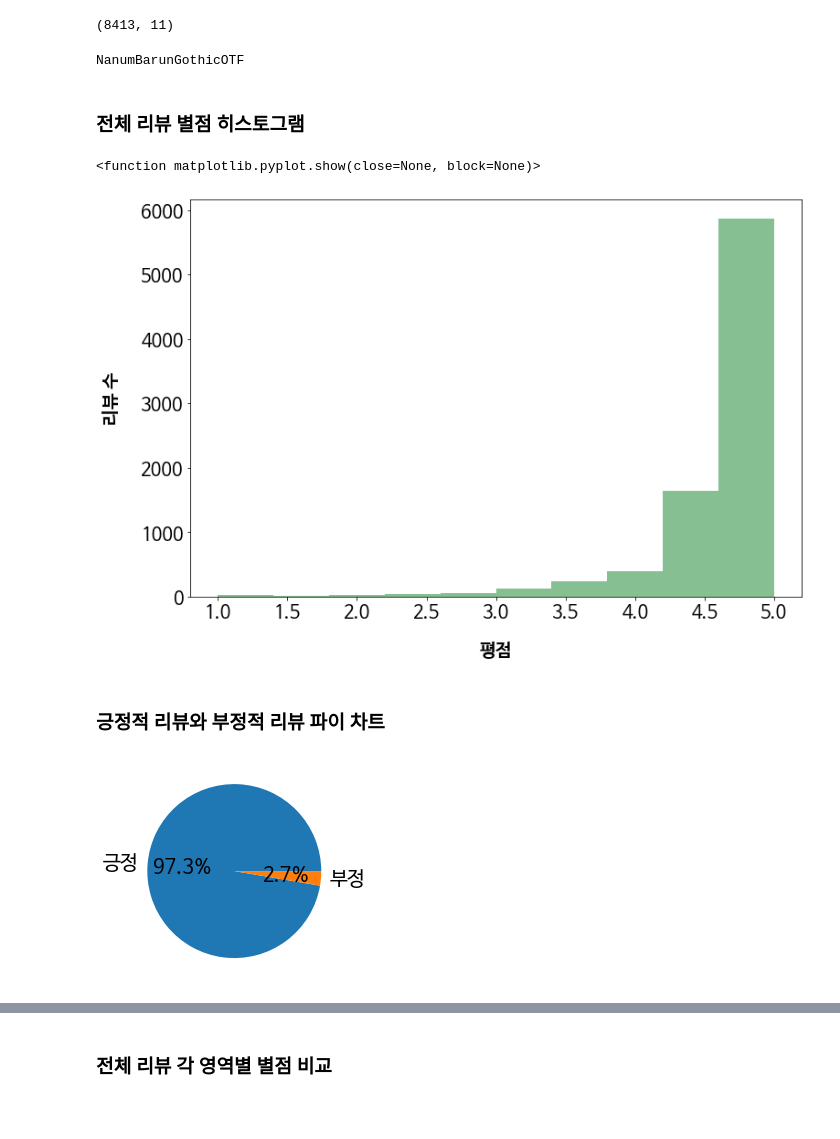
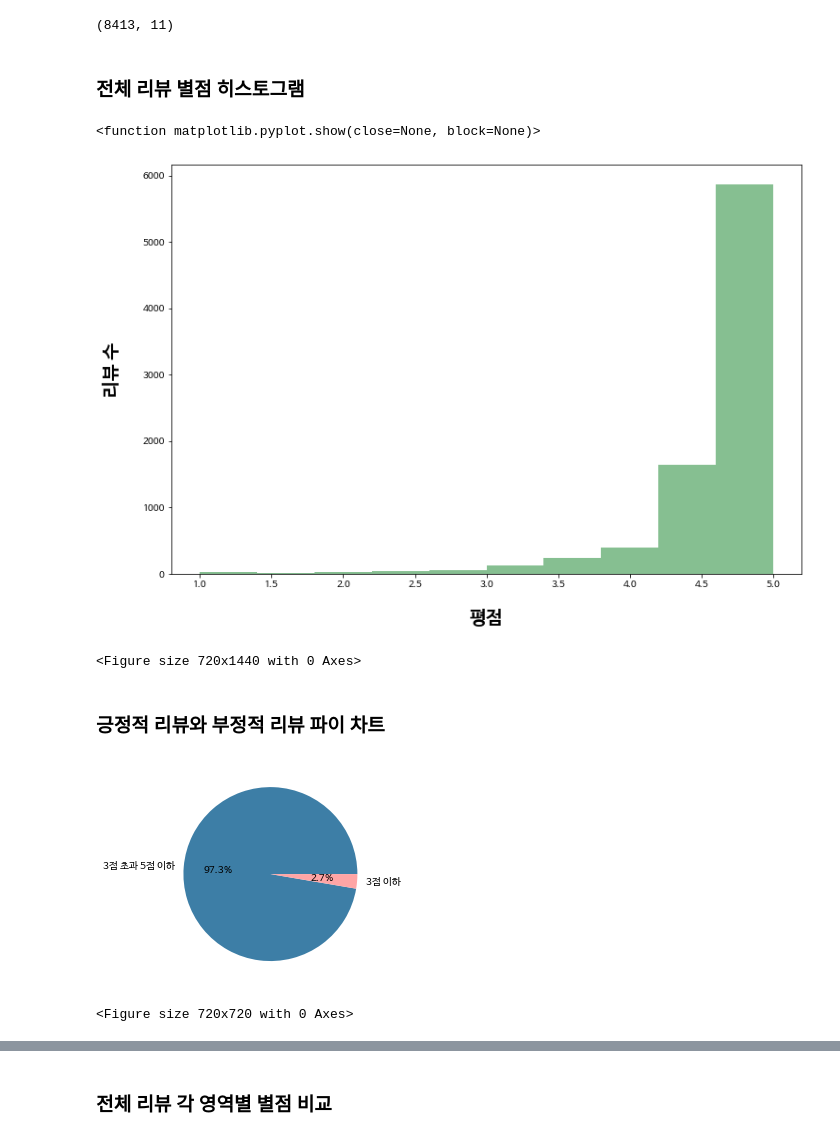
Before and after one commit to Dataitgirls-Mini-Project/data, a Jupyter notebook: analyze_rating.ipynb, the cells around one changed output, grey strips where cells are left out. Drawn from its saved outputs; the diff is of its cells as text; code cells hidden in the pictures; blank space fills up the shorter version.

```diff
--- a/analyze_rating.ipynb
+++ b/analyze_rating.ipynb
@@ -12,10 +12,7 @@ print(reviews.shape)
 # %%
 path = '/Library/Fonts/NanumBarunGothic.otf'
 font_name = fm.FontProperties(fname=path, size=50).get_name()
-print(font_name)
 plt.rc('font', family=font_name)
-# %% [output]
-NanumBarunGothicOTF
 # %% [markdown]
 ### 전체 리뷰 별점 히스토그램
 # %%
@@ -24,16 +21,23 @@ reviews.hist(column = 'total_star', grid=False, figsize=(12,8), color='#86bf91')
 plt.title("")
 plt.xlabel("평점", labelpad=20, weight='bold', size=20)
 plt.ylabel("리뷰 수", labelpad=20, weight='bold', size=20)
-
+plt.figure(figsize=(10,20))
 plt.show
 # %% [output]
 <function matplotlib.pyplot.show(close=None, block=None)>
-[figure, old version]
+[figure, new version]
+<Figure size 720x1440 with 0 Axes>
 # %% [markdown]
 ### 긍정적 리뷰와 부정적 리뷰 파이 차트
+# %%
+colors1 = ['#3D7EA6','#FFA5A5']
+colors2 = ['#A7BBC7','#DA7F8F']
+colors3 = ['#0984e3', '#ff7675']
 # %%
-reviews.sentiment.value_counts().plot.pie(labels=['긍정','부정'],autopct='%1.1f%%')
+reviews.sentiment.value_counts().plot.pie(labels=['3점 초과 5점 이하','3점 이하'], autopct='%1.1f%%', subplots=True, colors=colors1)
 plt.ylabel("")
+plt.figure(figsize=(10,10))
 plt.show()
 # %% [output]
-[figure, old version]
+[figure, new version]
+<Figure size 720x720 with 0 Axes>
```
Also changed, not shown: parts of 10 cells of this notebook, 14 other files.
